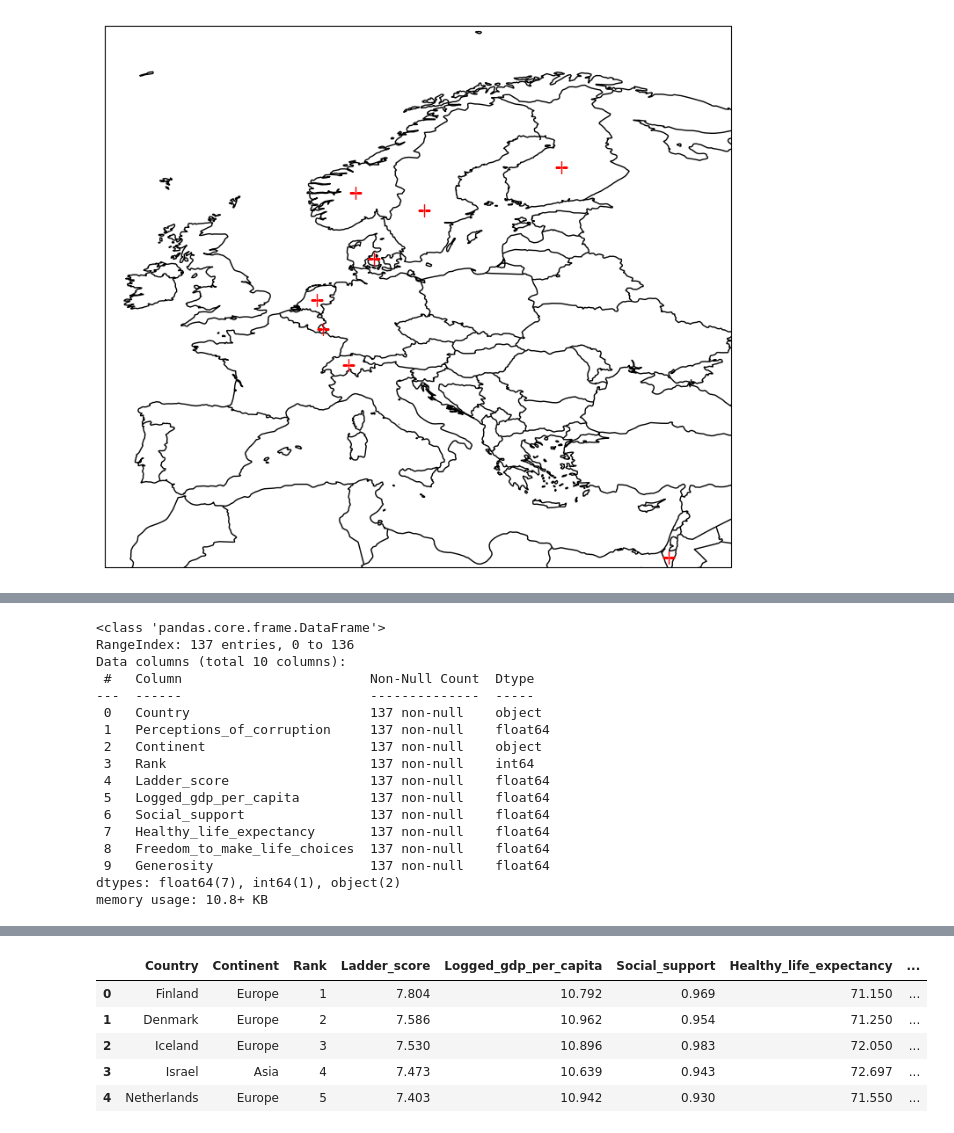
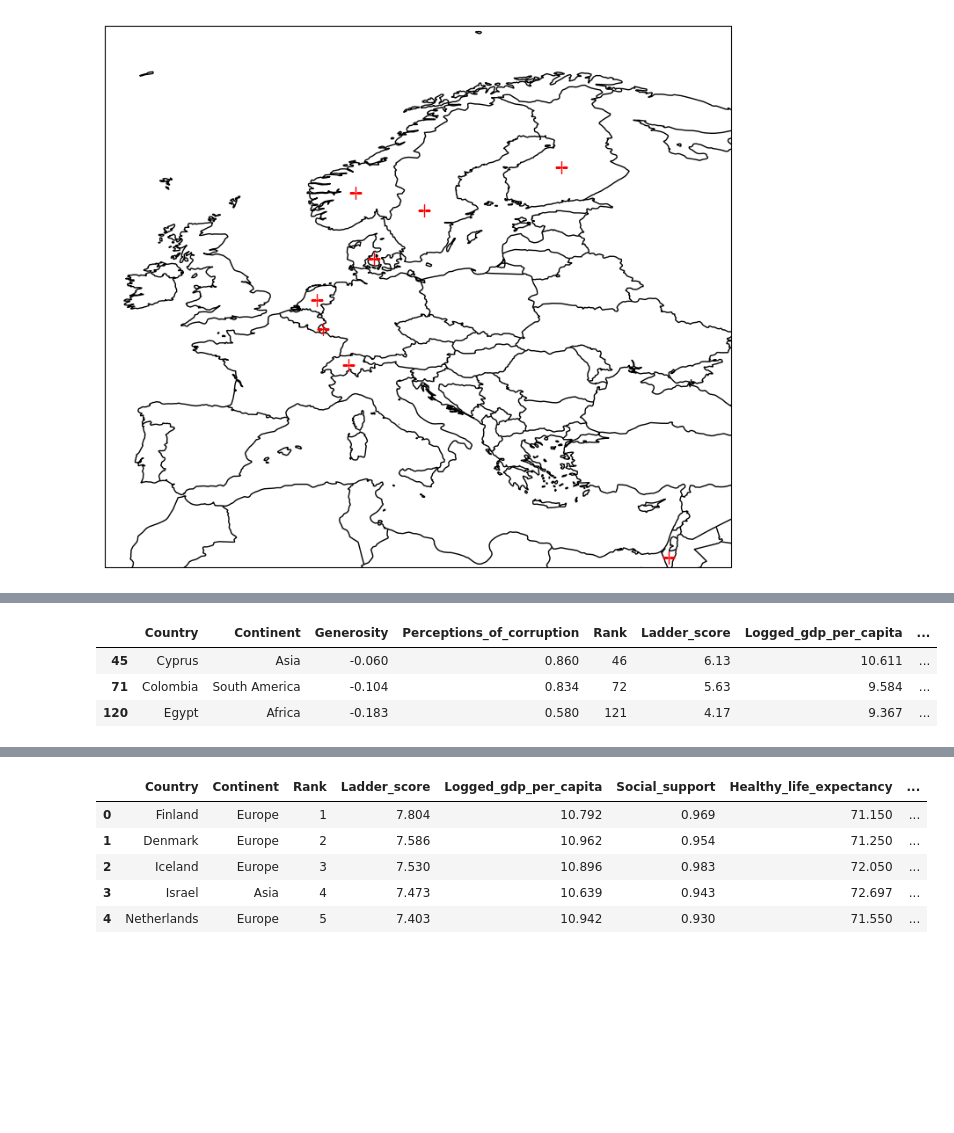
Before and after one commit to jose-luis666/w8-final_project, a Jupyter notebook: Untitled-2.ipynb, the cells around one changed output, grey strips where cells are left out. Drawn from its saved outputs; the diff is of its cells as text; code cells hidden in the pictures; blank space fills up the shorter version.

```diff
--- a/Untitled-2.ipynb
+++ b/Untitled-2.ipynb
@@ -862,20 +767,0 @@ df.head()
-# %%
-df.info()
-# %% [output]
-<class 'pandas.core.frame.DataFrame'>
-RangeIndex: 137 entries, 0 to 136
-Data columns (total 10 columns):
- #   Column                        Non-Null Count  Dtype
----  ------                        --------------  -----
- 0   Country                       137 non-null    object
- 1   Perceptions_of_corruption     137 non-null    float64
- 2   Continent                     137 non-null    object
- 3   Rank                          137 non-null    int64
- 4   Ladder_score                  137 non-null    float64
- 5   Logged_gdp_per_capita         137 non-null    float64
- 6   Social_support                137 non-null    float64
- 7   Healthy_life_expectancy       137 non-null    float64
- 8   Freedom_to_make_life_choices  137 non-null    float64
- 9   Generosity                    137 non-null    float64
-dtypes: float64(7), int64(1), object(2)
-memory usage: 10.8+ KB
@@ -884,3 +768,9 @@ df.to_csv("data23_final.csv", index=False)
 # %%
-filtro = df['Country'].str.contains('Colombia|Cyprus|Egypt')
+########################filtro = df['Country'].str.contains('Colombia|Cyprus|Egypt')
 df_filtrado = df[filtro]
+df_filtrado
+# %% [output]
+|  | Country | Continent | Generosity | Perceptions_of_corruption | Rank | Ladder_score | Logged_gdp_per_capita | ... |
+| 45 | Cyprus | Asia | -0.060 | 0.860 | 46 | 6.13 | 10.611 | ... |
+| 71 | Colombia | South America | -0.104 | 0.834 | 72 | 5.63 | 9.584 | ... |
+| 120 | Egypt | Africa | -0.183 | 0.580 | 121 | 4.17 | 9.367 | ... |
```
Also changed, not shown: parts of 38 cells of this notebook.
